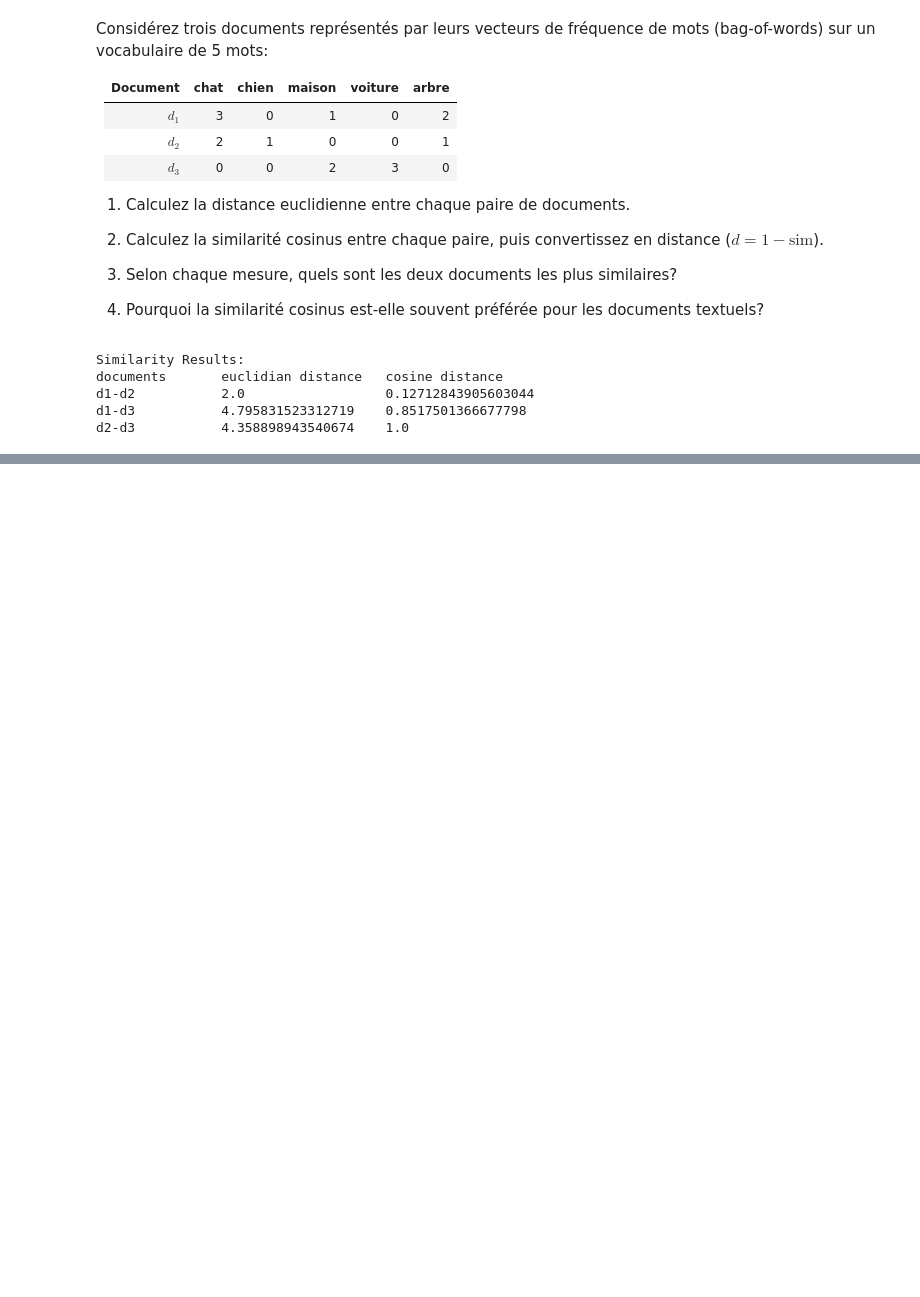
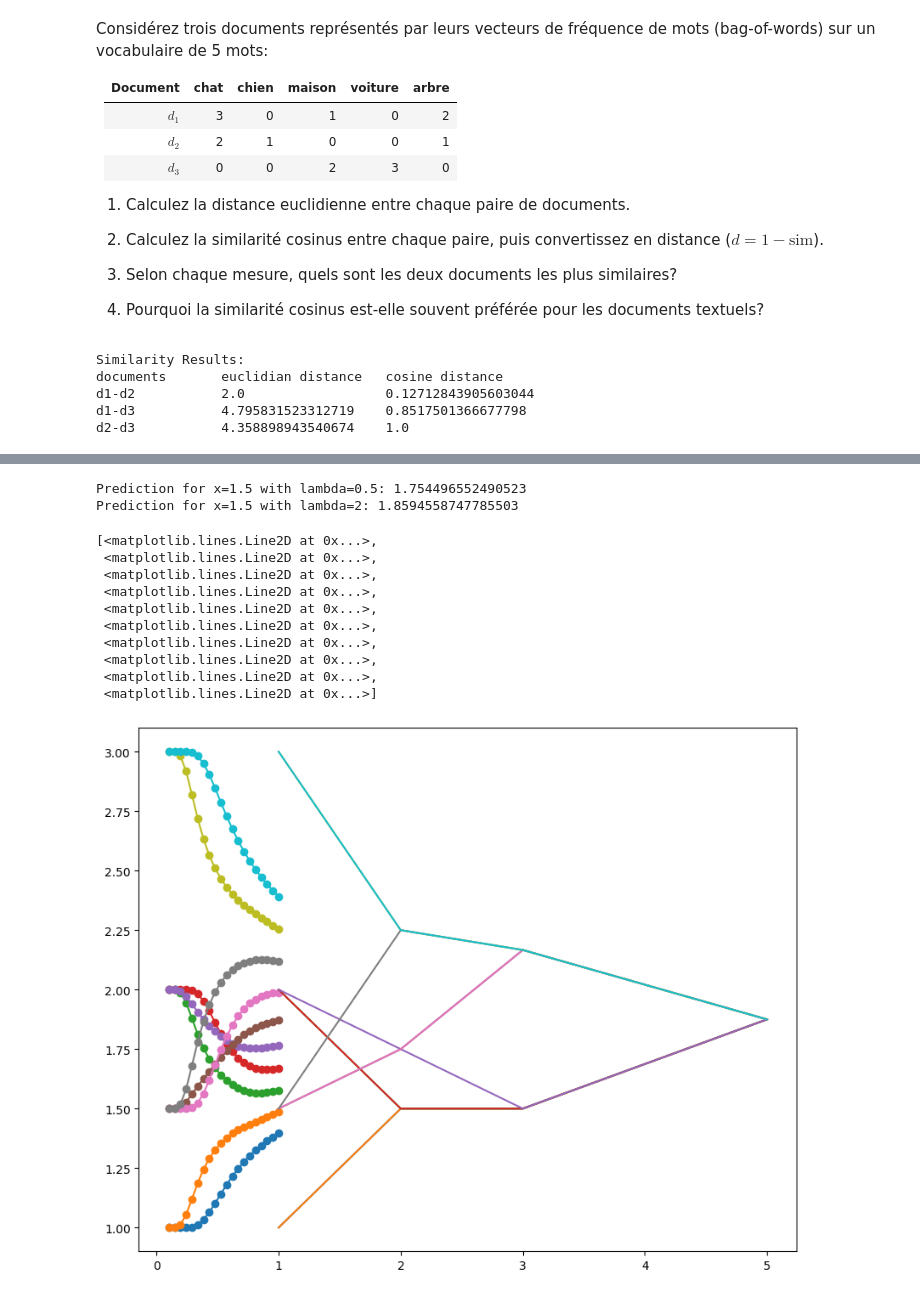
Before and after one commit to trvslhlt/ift_6390_machine_learning, a Jupyter notebook: exercises/00_non_parametric_methods/examples.ipynb, the cells around one changed output, grey strips where cells are left out. Drawn from its saved outputs; the diff is of its cells as text; code cells hidden in the pictures; blank space fills up the shorter version.

```diff
--- a/exercises/00_non_parametric_methods/examples.ipynb
+++ b/exercises/00_non_parametric_methods/examples.ipynb
@@ -386,0 +399,61 @@ d2-d3           4.358898943540674    1.0
+# %%
+import matplotlib.pyplot as plt
+import numpy as np
+
+X_train = np.array([0, 1, 2, 3])
+y_train = np.array([1, 2, 1.5, 3])
+
+def compute_weights(dists, bandwidth):
+    dists_squared = np.square(dists)
+    denom = 2 * (bandwidth ** 2)
+    return np.exp(-dists_squared / denom)
+
+def nadaraya_watson_predict(X_train, y_train, X_test, bandwidth):
+    predictions = []
+    for x in X_test:
+        u = X_train - x
+        weights = compute_weights(u, bandwidth)
+        total_weights = np.sum(weights)
+        prediction = np.sum(weights * y_train) / total_weights
+        predictions.append(prediction)
+    return np.array(predictions)
+
+# 1 make Nadaraya-Watson prediction with the gaussian kernel and lambda = 0.5, predict for x = 1.5
+X_test = np.array([1.5])
+predictions = nadaraya_watson_predict(X_train, y_train, X_test, bandwidth=0.5)
+print(f'Prediction for x=1.5 with lambda=0.5: {predictions[0]}')
+
+# 2 repeat with lambda = 2. how does the prediction change?
+predictions = nadaraya_watson_predict(X_train, y_train, X_test, bandwidth=2)
+print(f'Prediction for x=1.5 with lambda=2: {predictions[0]}')
+
+# 3 implement the estimator and plot the predictions for lambda in [0.2, 0.5, 1, 2] in the interval [0, 3]
+X_test = np.linspace(0, 3, 10)
+bandwidths = np.linspace(0.1, 1, 20)
+bandwidth_predictions = { bandwidth: nadaraya_watson_predict(X_train, y_train, X_test, bandwidth) for bandwidth in bandwidths }
+
+plt.figure(figsize=(10, 8))
+plt.plot(list(bandwidth_predictions.keys()), list(bandwidth_predictions.values()), marker='o')
+
+# 4 compare visually with kNN for k = [1, 2, 3, 5]. Which method produces smoother predictions?
+knn_predictions = {}
+for k in [1, 2, 3, 5]:
+    knn_preds = knn_regression(X_train, y_train, X_test, k)
+    knn_predictions[k] = knn_preds
+
+plt.plot(list(knn_predictions.keys()), list(knn_predictions.values()), label=f'kNN k={k}')
+## Nadaraya-Watson produces smoother predictions
+# %% [output]
+Prediction for x=1.5 with lambda=0.5: 1.754496552490523
+Prediction for x=1.5 with lambda=2: 1.8594558747785503
+[<matplotlib.lines.Line2D at 0x...>,
+ <matplotlib.lines.Line2D at 0x...>,
+ <matplotlib.lines.Line2D at 0x...>,
+ <matplotlib.lines.Line2D at 0x...>,
+ <matplotlib.lines.Line2D at 0x...>,
+ <matplotlib.lines.Line2D at 0x...>,
+ <matplotlib.lines.Line2D at 0x...>,
+ <matplotlib.lines.Line2D at 0x...>,
+ <matplotlib.lines.Line2D at 0x...>,
+ <matplotlib.lines.Line2D at 0x...>]
+[figure, added]
```
Also changed, not shown: parts of 2 cells of this notebook.
